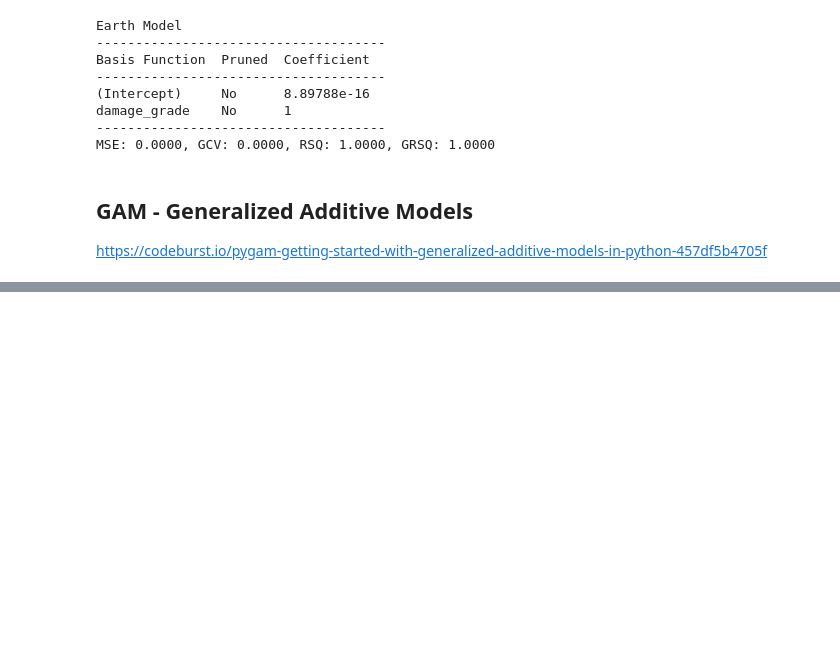
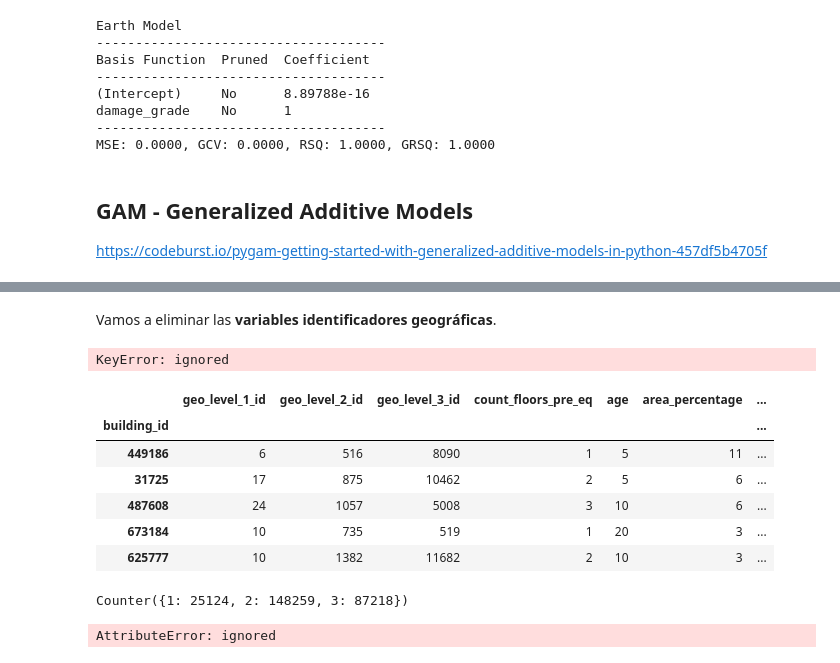
Before and after one commit to Thabby07/richter-predictor, a Jupyter notebook: TFM_Entrenamiento_Modelo.ipynb, the cells around one changed output, grey strips where cells are left out. Cells and saved outputs as stored; diff of their text form; code cells hidden in the pictures; blank space fills up the shorter version.

```diff
--- a/TFM_Entrenamiento_Modelo.ipynb
+++ b/TFM_Entrenamiento_Modelo.ipynb
@@ -295,0 +322,6 @@ RuntimeError: ignored
+# %%
+train_values = pd.read_csv('/content/train_values.csv')
+train_labels = pd.read_csv('/content/train_labels.csv')
+test_values = pd.read_csv('/content/test_values.csv')
+train = train_values.set_index('building_id').join(train_labels.set_index('building_id'), how='left')
+train.head()
@@ -295,0 +336,28 @@ RuntimeError: ignored
+# %% [markdown]
+Vamos a eliminar las **variables identificadores geográficas**.
+# %%
+X = train.drop(['damage_grade','geo_level_1_id','geo_level_2_id','geo_level_3_id'], axis=1).dropna()
+y = train[['damage_grade']].drop(['geo_level_1_id','geo_level_2_id','geo_level_3_id'], axis=1).dropna()
+# %% [output]
+KeyError: ignored
+# %%
+X_train, X_val, y_train, y_val = train_test_split(X, y, test_size=0.10, random_state=0)
+X_train.head()
+# %% [output]
+|  | geo_level_1_id | geo_level_2_id | geo_level_3_id | count_floors_pre_eq | age | area_percentage | ... |
+| building_id |  |  |  |  |  |  | ... |
+| 449186 | 6 | 516 | 8090 | 1 | 5 | 11 | ... |
+| 31725 | 17 | 875 | 10462 | 2 | 5 | 6 | ... |
+| 487608 | 24 | 1057 | 5008 | 3 | 10 | 6 | ... |
+| 673184 | 10 | 735 | 519 | 1 | 20 | 3 | ... |
+| 625777 | 10 | 1382 | 11682 | 2 | 10 | 3 | ... |
+# %%
+Counter(train.damage_grade)
+# %% [output]
+Counter({1: 25124, 2: 148259, 3: 87218})
+# %%
+#categorical embedding for columns having more than two values
+embedded_cols = {n: len(col.cat.categories) for n,col in X.items() if len(col.cat.categories) > 2}
+embedded_cols
+# %% [output]
+AttributeError: ignored
```
Also changed, not shown: parts of 11 cells of this notebook.
